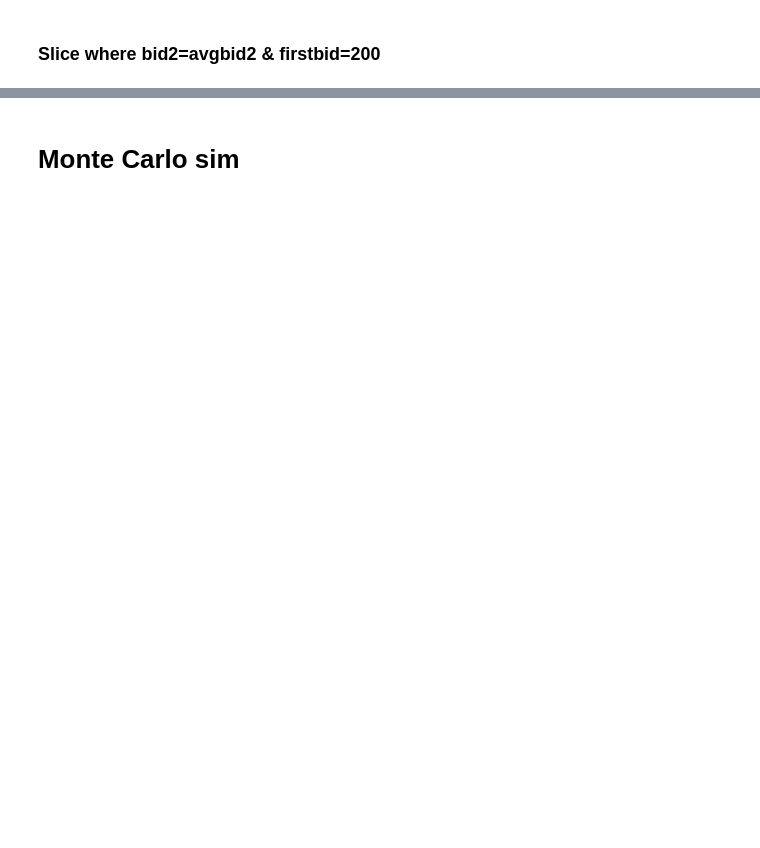
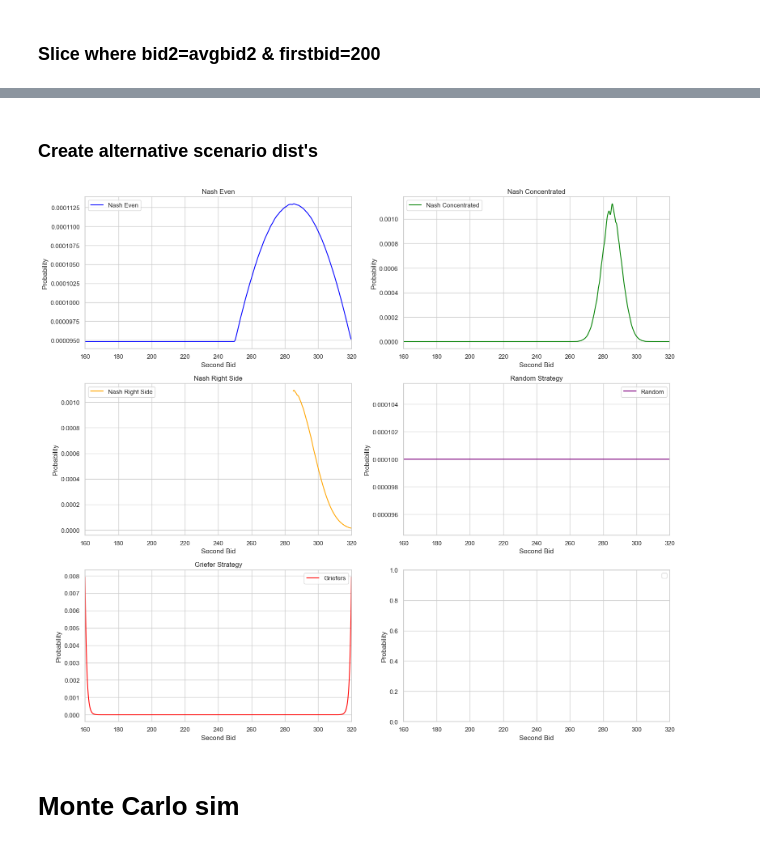
Before and after one commit to chrispyroberts/imc-prosperity-3, a Jupyter notebook: ROUND 3/manualn.ipynb, the cells around one changed output, grey strips where cells are left out. Drawn from its saved outputs; the diff is of its cells as text; code cells hidden in the pictures; blank space fills up the shorter version.

```diff
--- a/ROUND 3/manualn.ipynb
+++ b/ROUND 3/manualn.ipynb
@@ -238,3 +319,66 @@ plt.show()
+# %% [markdown]
+### Create alternative scenario dist's
+# %%
+# Create bid range and smooth PNL first (if not already available)
+second_bids = df_results_2_opt["second_bid"].values
+smoothed_pnl = gaussian_filter1d(df_results_2_opt["Total PNL"], sigma=25)
+
+# === Nash Even ===
+temp_even = 1_000_000
+shifted_even = smoothed_pnl - np.max(smoothed_pnl)
+probs_even = np.exp(shifted_even / temp_even)
+probs_even /= probs_even.sum()
+
+# === Nash Concentrated ===
+temp_concentrated = 10_000
+shifted_concentrated = smoothed_pnl - np.max(smoothed_pnl)
+probs_concentrated = np.exp(shifted_concentrated / temp_concentrated)
+probs_concentrated /= probs_concentrated.sum()
+
+# === Nash Right Side (filtered above 285) ===
+temp_even_right = 40_000
+mask_right = second_bids >= 285
+filtered_pnl = smoothed_pnl[mask_right]
+shifted_right = filtered_pnl - np.max(filtered_pnl)
+probs_right = np.exp(shifted_right / temp_even_right)
+probs_right /= probs_right.sum()
+second_bids_right = second_bids[mask_right]
+
+# === Random (Uniform) ===
+probs_random = np.ones_like(second_bids) / len(second_bids)
+
+# === Griefers (tails at 160 and 320) ===
+tail_left = np.exp(-(second_bids - 160) / 1)
+tail_right = np.exp(-(320 - second_bids) / 1)
+probs_grief = tail_left + tail_right
+probs_grief /= probs_grief.sum()
+
+# Plotting all 5
+fig, axs = plt.subplots(3, 2, figsize=(16, 14))
+axs = axs.flatten()
+
+axs[0].plot(second_bids, probs_even, label="Nash Even", color='blue')
+axs[0].set_title("Nash Even")
+axs[1].plot(second_bids, probs_concentrated, label="Nash Concentrated", color='green')
+axs[1].set_title("Nash Concentrated")
+axs[2].plot(second_bids_right, probs_right, label="Nash Right Side", color='orange')
+axs[2].set_title("Nash Right Side")
+axs[3].plot(second_bids, probs_random, label="Random", color='purple')
+axs[3].set_title("Random Strategy")
+axs[4].plot(second_bids, probs_grief, label="Griefers", color='red')
+axs[4].set_title("Griefer Strategy")
+
+for ax in axs:
+    ax.set_xlabel("Second Bid")
+    ax.set_ylabel("Probability")
+    ax.set_xlim(160,320)
+    ax.grid(True)
+    ax.legend()
+
+fig.tight_layout()
+plt.show()
+# %% [output]
+[figure, added]
 # %% [markdown]
 # Monte Carlo sim
 # %%
```
Also changed, not shown: parts of 10 cells of this notebook.
